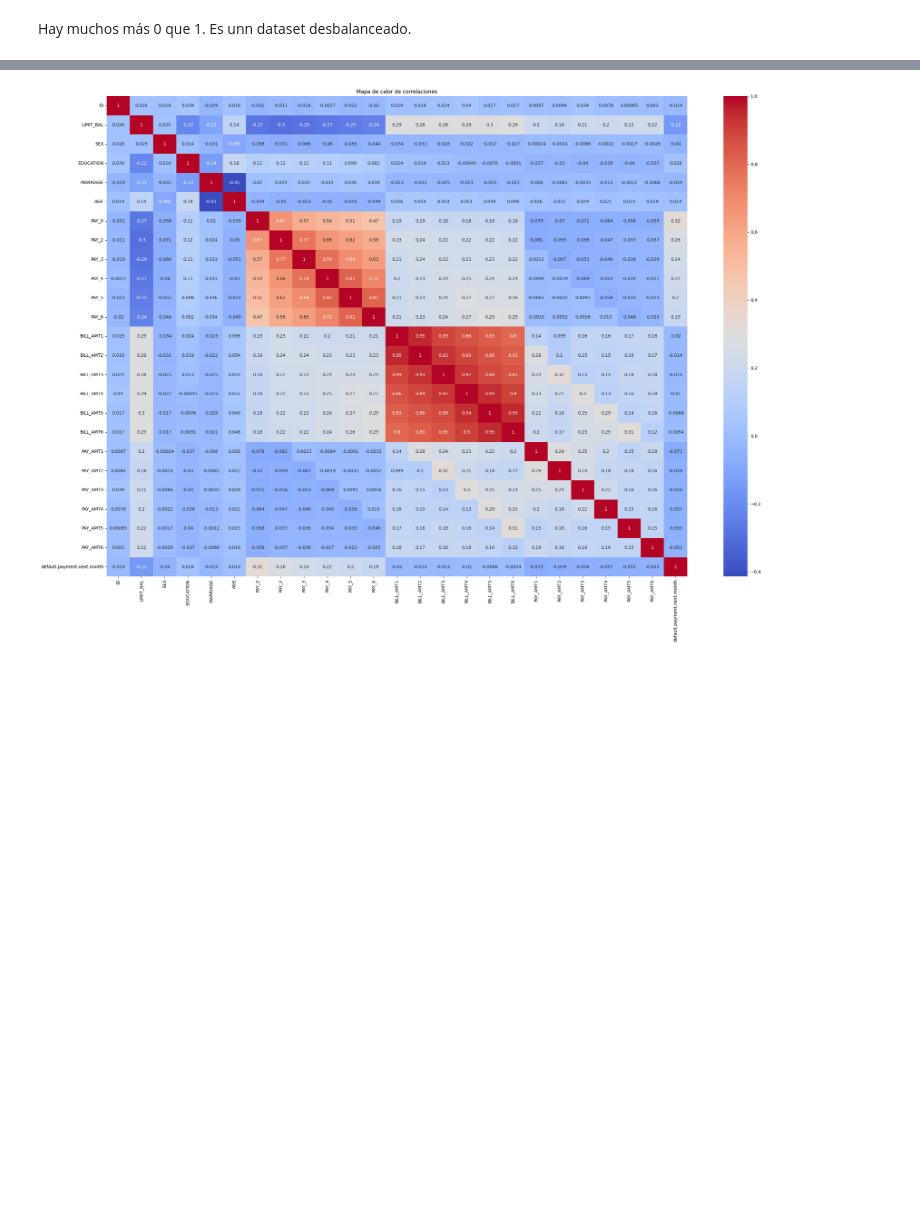
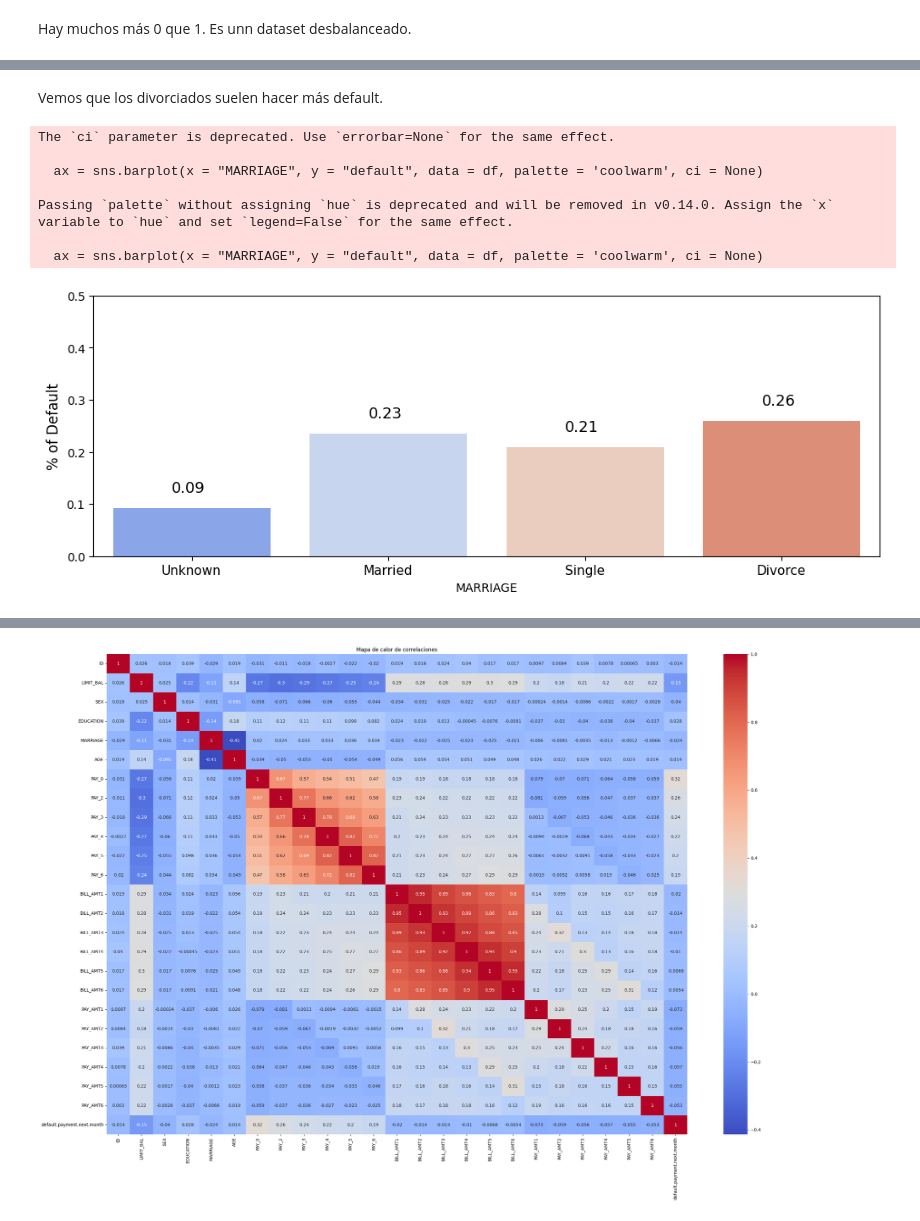
Before and after one commit to hectorvillalba7/credit_default, a Jupyter notebook: assigment2.ipynb, the cells around one changed output, grey strips where cells are left out. Drawn from its saved outputs; the diff is of its cells as text; code cells hidden in the pictures; blank space fills up the shorter version.

```diff
--- a/assigment2.ipynb
+++ b/assigment2.ipynb
@@ -153,0 +194,24 @@ Passing `palette` without assigning `hue` is deprecated and will be removed in v
+# %% [markdown]
+Vemos que los divorciados suelen hacer más default.
+# %%
+plt.figure(figsize=(12,4))
+
+ax = sns.barplot(x = "MARRIAGE", y = "default", data = df, palette = 'coolwarm', ci = None)
+
+plt.ylabel("% of Default", fontsize= 12)
+plt.ylim(0,0.5)
+plt.xticks([0,1,2,3],['Unknown', 'Married', 'Single', 'Divorce'], fontsize = 11)
+
+for p in ax.patches:
+    ax.annotate("%.2f" %(p.get_height()), (p.get_x()+0.30, p.get_height()+0.03),fontsize=13)
+
+plt.show()
+# %% [output]
+The `ci` parameter is deprecated. Use `errorbar=None` for the same effect.
+
+  ax = sns.barplot(x = "MARRIAGE", y = "default", data = df, palette = 'coolwarm', ci = None)
+
+Passing `palette` without assigning `hue` is deprecated and will be removed in v0.14.0. Assign the `x` variable to `hue` and set `legend=False` for the same effect.
+
+  ax = sns.barplot(x = "MARRIAGE", y = "default", data = df, palette = 'coolwarm', ci = None)
+[figure, added]
```
Also changed, not shown: parts of 70 cells of this notebook.
